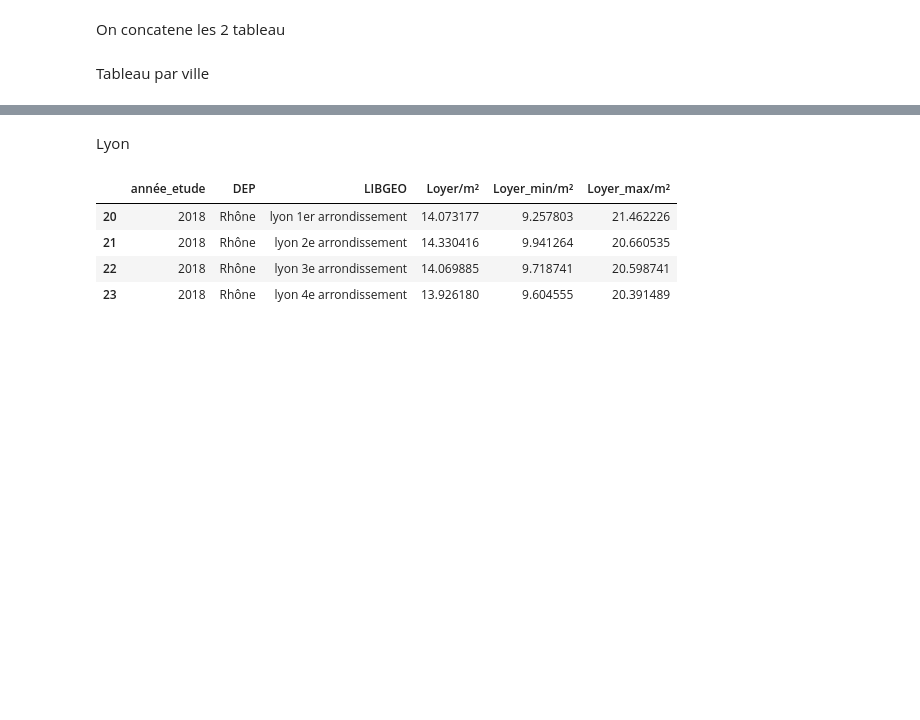
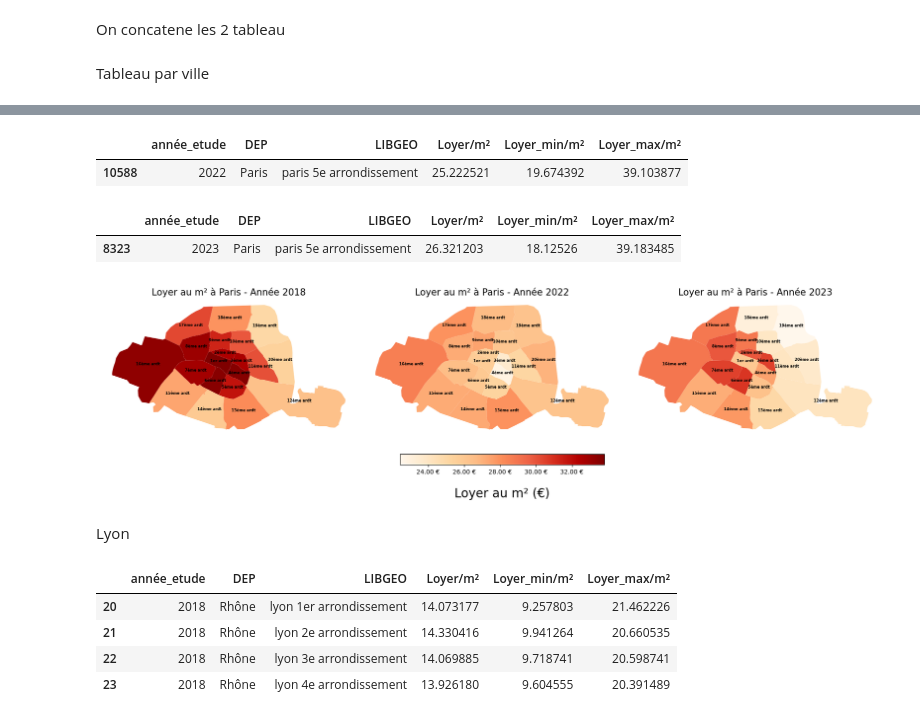
Before and after one commit to ziyadamz2/Projet-investisseur, a Jupyter notebook: Loyer/Loyer_2022.ipynb, the cells around one changed output, grey strips where cells are left out. Saved outputs shown, nothing was run; the diff lists cells and outputs as text; code cells hidden in the pictures; blank space fills up the shorter version.

```diff
--- a/Loyer/Loyer_2022.ipynb
+++ b/Loyer/Loyer_2022.ipynb
@@ -282,0 +309,15 @@ Tableau par ville
+# %%
+gdf1 = gpd.read_file("arrondissements")
+gdf1 = gdf1[['l_ar', 'geometry']]
+gdf1_paris = gdf1.loc[:, ~gdf1.columns.duplicated()]
+gdf1_paris = gdf1_paris.rename(columns={'l_ar': 'nom'})
+gdf1_paris['nom']=gdf1_paris['nom'].str.lower()
+df_2018['LIBGEO']=df_2018['LIBGEO'].str.lower()
+df_2022['LIBGEO']=df_2022['LIBGEO'].str.lower()
+df_2023['LIBGEO']=df_2023['LIBGEO'].str.lower()
+gdf1_paris['nomreduit'] = gdf1_paris['nom'].map(arrondissements_paris)
+
+merged_gdf1 = gdf1_paris.merge(df_2018, left_on='nomreduit', right_on='LIBGEO')
+merged_gdf2 = gdf1_paris.merge(df_2022, left_on='nomreduit', right_on='LIBGEO')
+merged_gdf3 = gdf1_paris.merge(df_2023, left_on='nomreduit', right_on='LIBGEO')
+df_2018[df_2018['LIBGEO']=='paris 5e arrondissement'].head(1)
@@ -283,3 +342,51 @@ Tableau par ville
+# %%
+df_2022[df_2022['LIBGEO']=='paris 5e arrondissement'].head(10)
+# %% [output]
+|  | année_etude | DEP | LIBGEO | Loyer/m² | Loyer_min/m² | Loyer_max/m² |
+| 10588 | 2022 | Paris | paris 5e arrondissement | 25.222521 | 19.674392 | 39.103877 |
+# %%
+df_2023[df_2023['LIBGEO']=='paris 5e arrondissement'].head(1)
+# %% [output]
+|  | année_etude | DEP | LIBGEO | Loyer/m² | Loyer_min/m² | Loyer_max/m² |
+| 8323 | 2023 | Paris | paris 5e arrondissement | 26.321203 | 18.12526 | 39.183485 |
+# %%
+
+fig, (ax1, ax2, ax3) = plt.subplots(1, 3, figsize=(18, 6))  # Une ligne, trois colonnes
+ax1.set_aspect('auto')
+ax2.set_aspect('auto')
+ax3.set_aspect('auto')
+cmap = plt.get_cmap('OrRd')
+norm = mpl.colors.Normalize(vmin=min(merged_gdf1['Loyer/m²'].min(), merged_gdf2['Loyer/m²'].min(), merged_gdf3['Loyer/m²'].min()),
+                            vmax=max(merged_gdf1['Loyer/m²'].max(), merged_gdf2['Loyer/m²'].max(), merged_gdf3['Loyer/m²'].max()))
+merged_gdf1.plot(column='Loyer/m²', cmap=cmap, norm=norm, ax=ax1, legend=False)
+ax1.set_title('Loyer au m² à Paris - Année 2018', fontsize=15)
+ax1.axis('off')
+merged_gdf2.plot(column='Loyer/m²', cmap=cmap, norm=norm, ax=ax2, legend=False)
+ax2.set_title('Loyer au m² à Paris - Année 2022', fontsize=15)
+ax2.axis('off')
+merged_gdf3.plot(column='Loyer/m²', cmap=cmap, norm=norm, ax=ax3, legend=False)
+ax3.set_title('Loyer au m² à Paris - Année 2023', fontsize=15)
+ax3.axis('off')
+for idx, row in merged_gdf1.iterrows():
+    ax1.annotate(text=row['nom'], xy=(row['geometry'].centroid.x, row['geometry'].centroid.y),
+                 horizontalalignment='center', fontsize=6, color='black', weight='bold')
+for idx, row in merged_gdf2.iterrows():
+    ax2.annotate(text=row['nom'], xy=(row['geometry'].centroid.x, row['geometry'].centroid.y),
+                 horizontalalignment='center', fontsize=6, color='black', weight='bold')
+for idx, row in merged_gdf3.iterrows():
+    ax3.annotate(text=row['nom'], xy=(row['geometry'].centroid.x, row['geometry'].centroid.y),
+                 horizontalalignment='center', fontsize=6, color='black', weight='bold')
+sm = plt.cm.ScalarMappable(cmap=cmap, norm=norm)
+sm.set_array([])
+cbar = fig.colorbar(sm, ax=[ax1, ax2, ax3], fraction=0.05, pad=-0.3, orientation='horizontal')
+cbar.ax.set_xlabel('Loyer au m² (€)', labelpad=20, fontsize=20)
+cbar.ax.tick_params(labelsize=10)
+cbar.formatter = mpl.ticker.FuncFormatter(lambda x, _: f'{x:.2f} €')
+cbar.update_ticks()
+plt.tight_layout()
+plt.show()
+# %% [output]
+[figure, added]
 # %% [markdown]
 Lyon
 # %%
```
Also changed, not shown: parts of 12 cells of this notebook, 7 other files.
